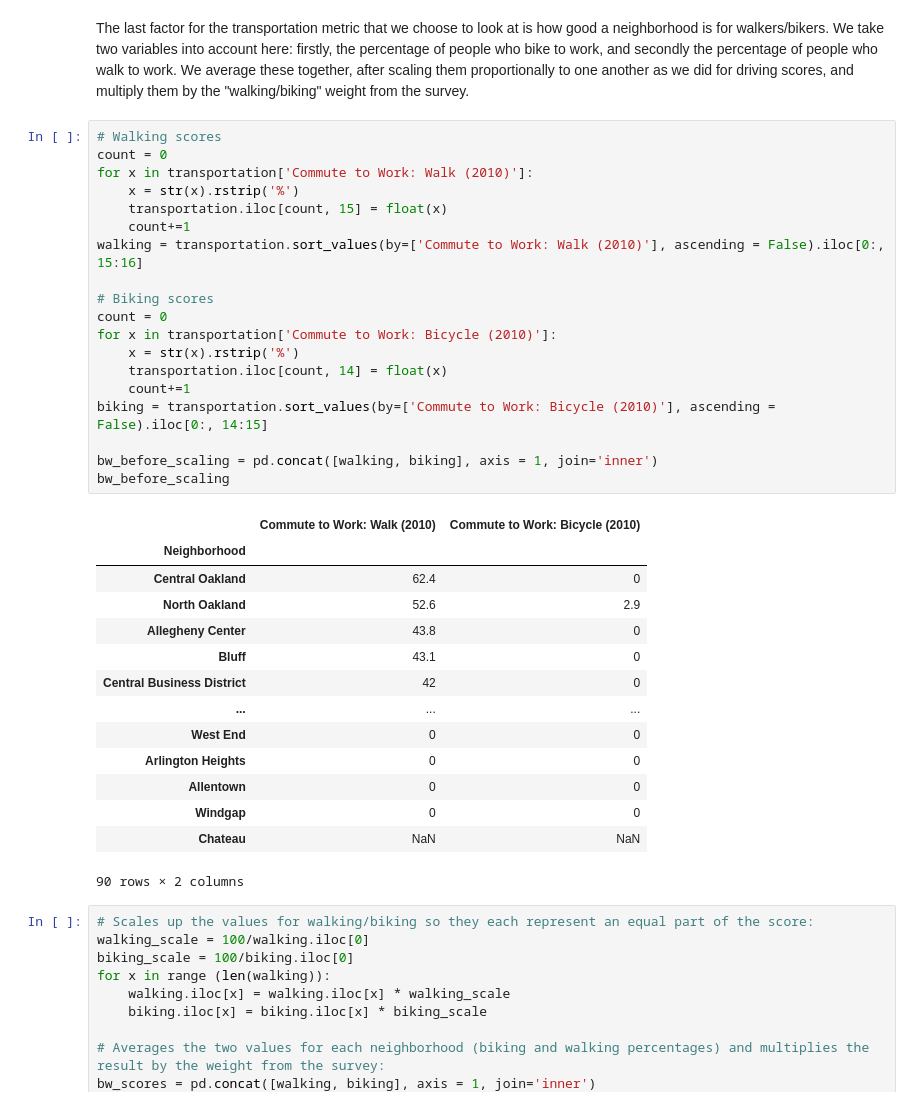
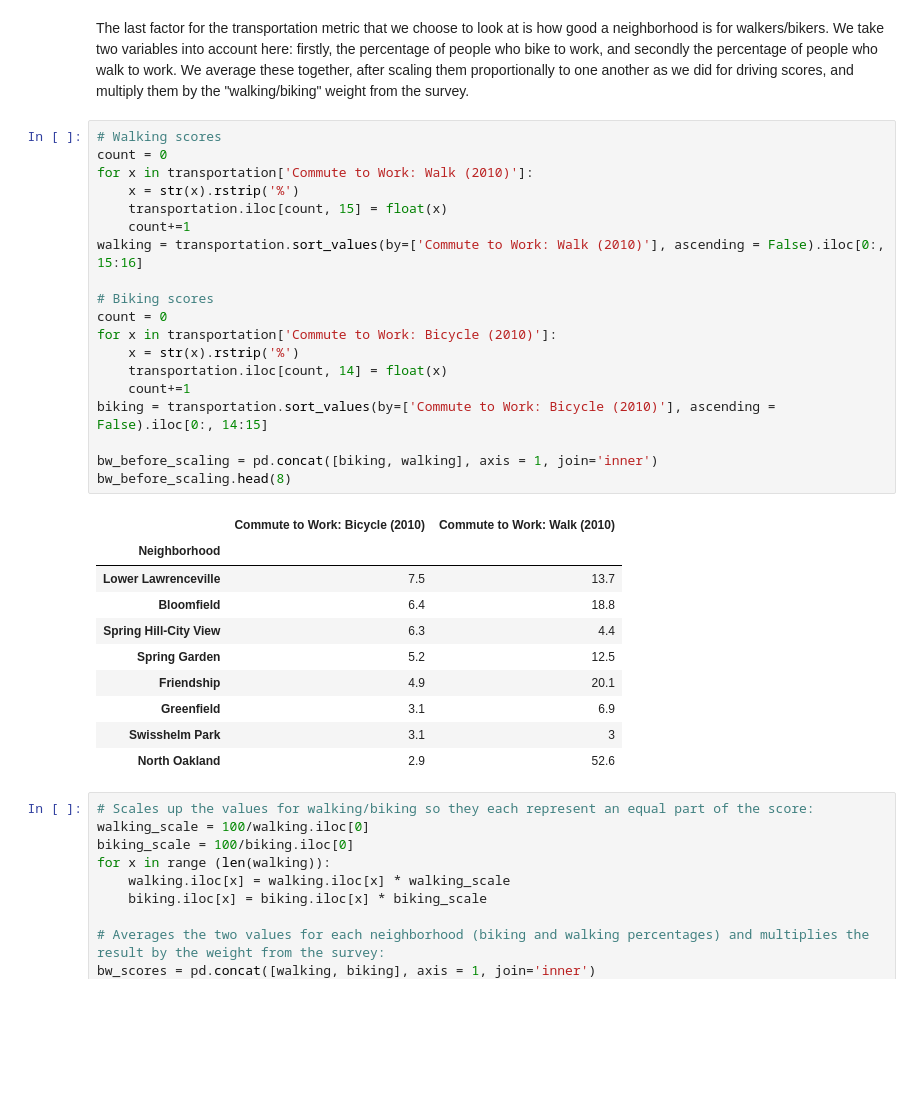
Before and after one commit to Nick0306/Big_Ideas_Final_Project, a Jupyter notebook: Dataset Notebooks/CombinedNotebook.ipynb, the cells around one changed output. Saved outputs shown, nothing was run; the diff lists cells and outputs as text; blank space fills up the shorter version.

```diff
--- a/Dataset Notebooks/CombinedNotebook.ipynb
+++ b/Dataset Notebooks/CombinedNotebook.ipynb
@@ -159,37 +159,33 @@ The last factor for the transportation metric that we choose to look at is how g
 # %%
 # Walking scores
 count = 0
 for x in transportation['Commute to Work: Walk (2010)']:
     x = str(x).rstrip('%')
     transportation.iloc[count, 15] = float(x)
     count+=1
 walking = transportation.sort_values(by=['Commute to Work: Walk (2010)'], ascending = False).iloc[0:, 15:16]
 
 # Biking scores
 count = 0
 for x in transportation['Commute to Work: Bicycle (2010)']:
     x = str(x).rstrip('%')
     transportation.iloc[count, 14] = float(x)
     count+=1
 biking = transportation.sort_values(by=['Commute to Work: Bicycle (2010)'], ascending = False).iloc[0:, 14:15]
 
-bw_before_scaling = pd.concat([walking, biking], axis = 1, join='inner')
-bw_before_scaling
+bw_before_scaling = pd.concat([biking, walking], axis = 1, join='inner')
+bw_before_scaling.head(8)
 # %% [output]
-|  | Commute to Work: Walk (2010) | Commute to Work: Bicycle (2010) |
+|  | Commute to Work: Bicycle (2010) | Commute to Work: Walk (2010) |
 | Neighborhood |  |  |
-| Central Oakland | 62.4 | 0 |
-| North Oakland | 52.6 | 2.9 |
-| Allegheny Center | 43.8 | 0 |
-| Bluff | 43.1 | 0 |
-| Central Business District | 42 | 0 |
-| ... | ... | ... |
-| West End | 0 | 0 |
-| Arlington Heights | 0 | 0 |
-| Allentown | 0 | 0 |
-| Windgap | 0 | 0 |
-| Chateau | NaN | NaN |
+| Lower Lawrenceville | 7.5 | 13.7 |
+| Bloomfield | 6.4 | 18.8 |
+| Spring Hill-City View | 6.3 | 4.4 |
+| Spring Garden | 5.2 | 12.5 |
+| Friendship | 4.9 | 20.1 |
+| Greenfield | 3.1 | 6.9 |
+| Swisshelm Park | 3.1 | 3 |
+| North Oakland | 2.9 | 52.6 |
-90 rows × 2 columns
 # %%
 # Scales up the values for walking/biking so they each represent an equal part of the score:
 walking_scale = 100/walking.iloc[0]
```
Also changed, not shown: parts of 2 cells of this notebook.
